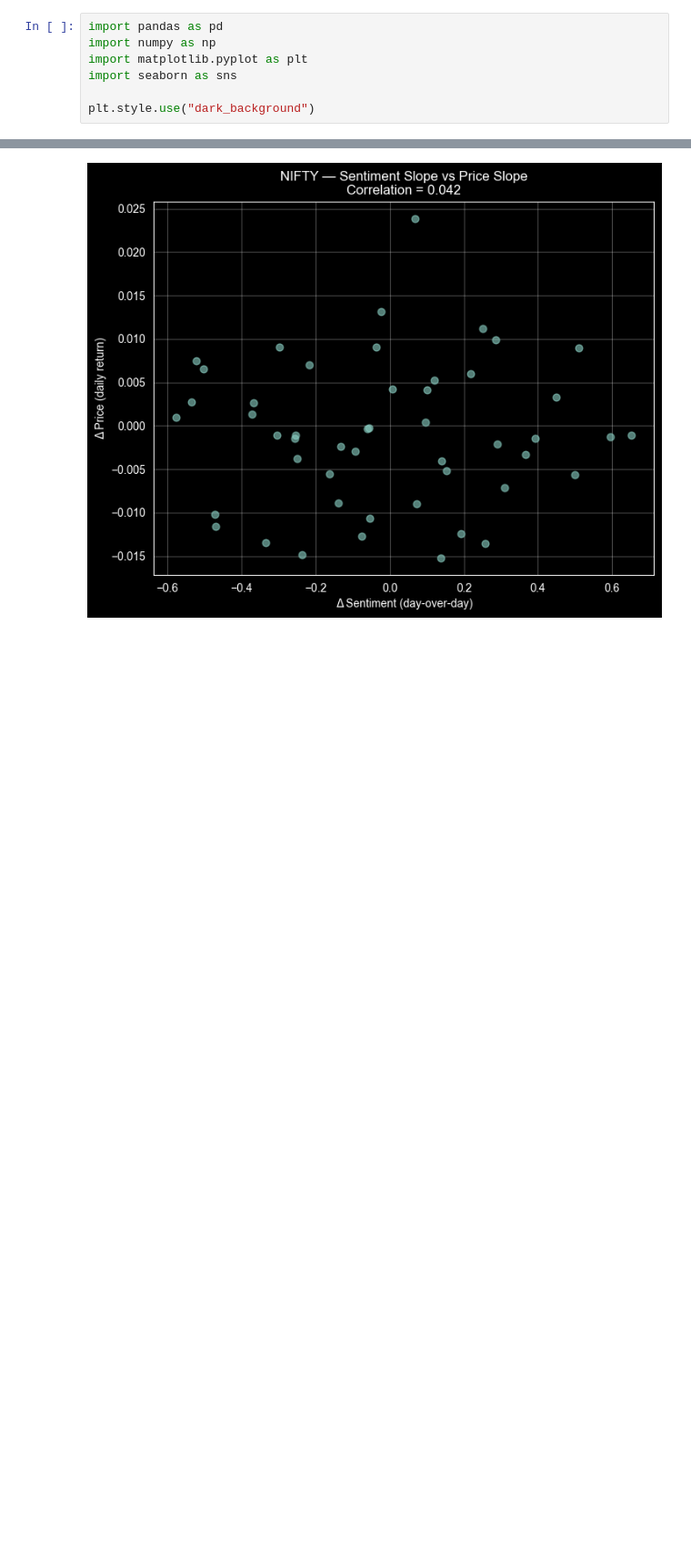
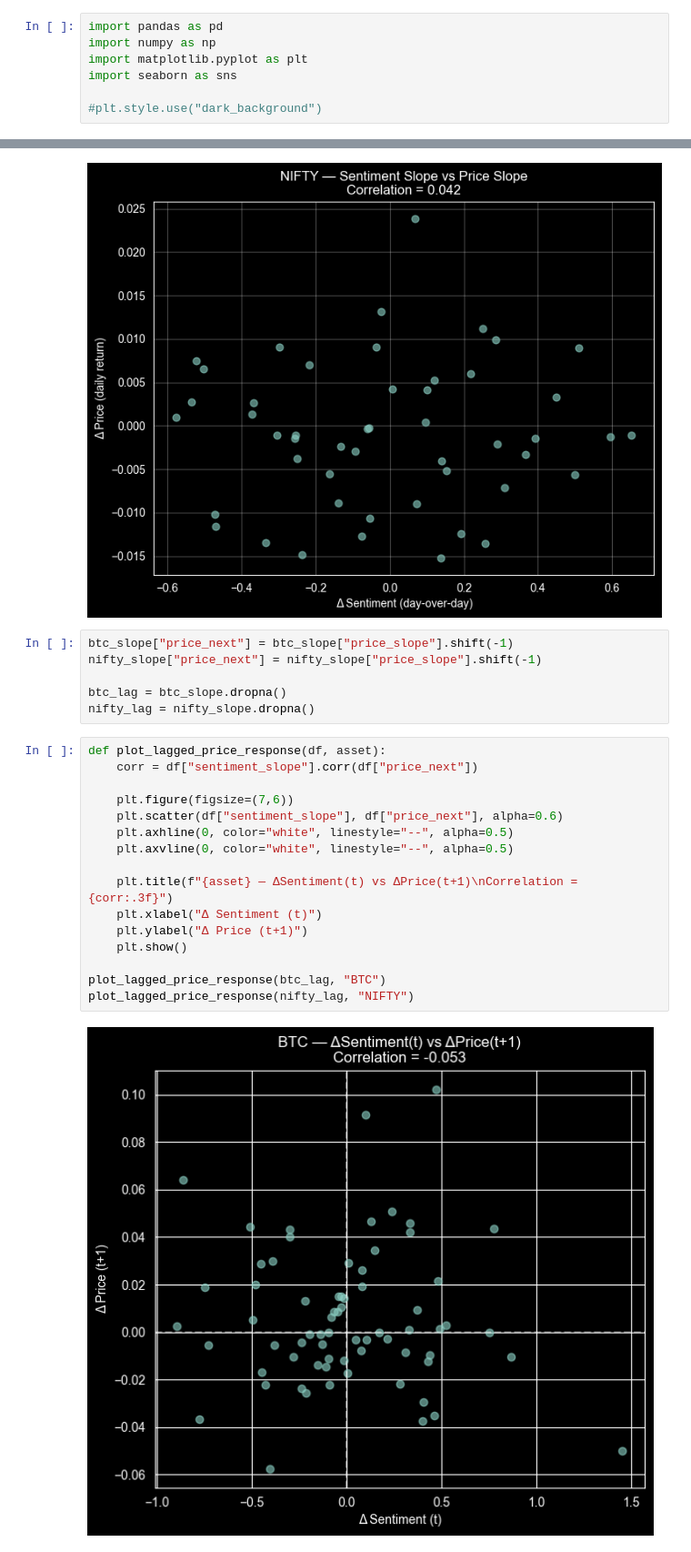
Before and after one commit to VT69/financial-sentiment-market-analysis, a Jupyter notebook: notebooks/08_graphs_and_plots.ipynb, the cells around one changed output, grey strips where cells are left out. Shown at 91% size. Cells and saved outputs as stored; diff of their text form; blank space fills up the shorter version.

```diff
--- a/notebooks/08_graphs_and_plots.ipynb
+++ b/notebooks/08_graphs_and_plots.ipynb
@@ -4,7 +4,7 @@ import numpy as np
 import matplotlib.pyplot as plt
 import seaborn as sns
 
-plt.style.use("dark_background")
+#plt.style.use("dark_background")
 # %%
 btc_price = pd.read_csv(
     "../data/raw/btc_prices.csv",
@@ -378,3 +374,27 @@ plot_slope_relationship(nifty_slope, "NIFTY")
 # %% [output]
 [figure]
 [figure]
+# %%
+btc_slope["price_next"] = btc_slope["price_slope"].shift(-1)
+nifty_slope["price_next"] = nifty_slope["price_slope"].shift(-1)
+
+btc_lag = btc_slope.dropna()
+nifty_lag = nifty_slope.dropna()
+# %%
+def plot_lagged_price_response(df, asset):
+    corr = df["sentiment_slope"].corr(df["price_next"])
+
+    plt.figure(figsize=(7,6))
+    plt.scatter(df["sentiment_slope"], df["price_next"], alpha=0.6)
+    plt.axhline(0, color="white", linestyle="--", alpha=0.5)
+    plt.axvline(0, color="white", linestyle="--", alpha=0.5)
+
+    plt.title(f"{asset} — ΔSentiment(t) vs ΔPrice(t+1)\nCorrelation = {corr:.3f}")
+    plt.xlabel("Δ Sentiment (t)")
+    plt.ylabel("Δ Price (t+1)")
+    plt.show()
+
+plot_lagged_price_response(btc_lag, "BTC")
+plot_lagged_price_response(nifty_lag, "NIFTY")
+# %% [output]
+[figure, added]
```
Also changed, not shown: parts of 10 cells of this notebook, 1 other file.
